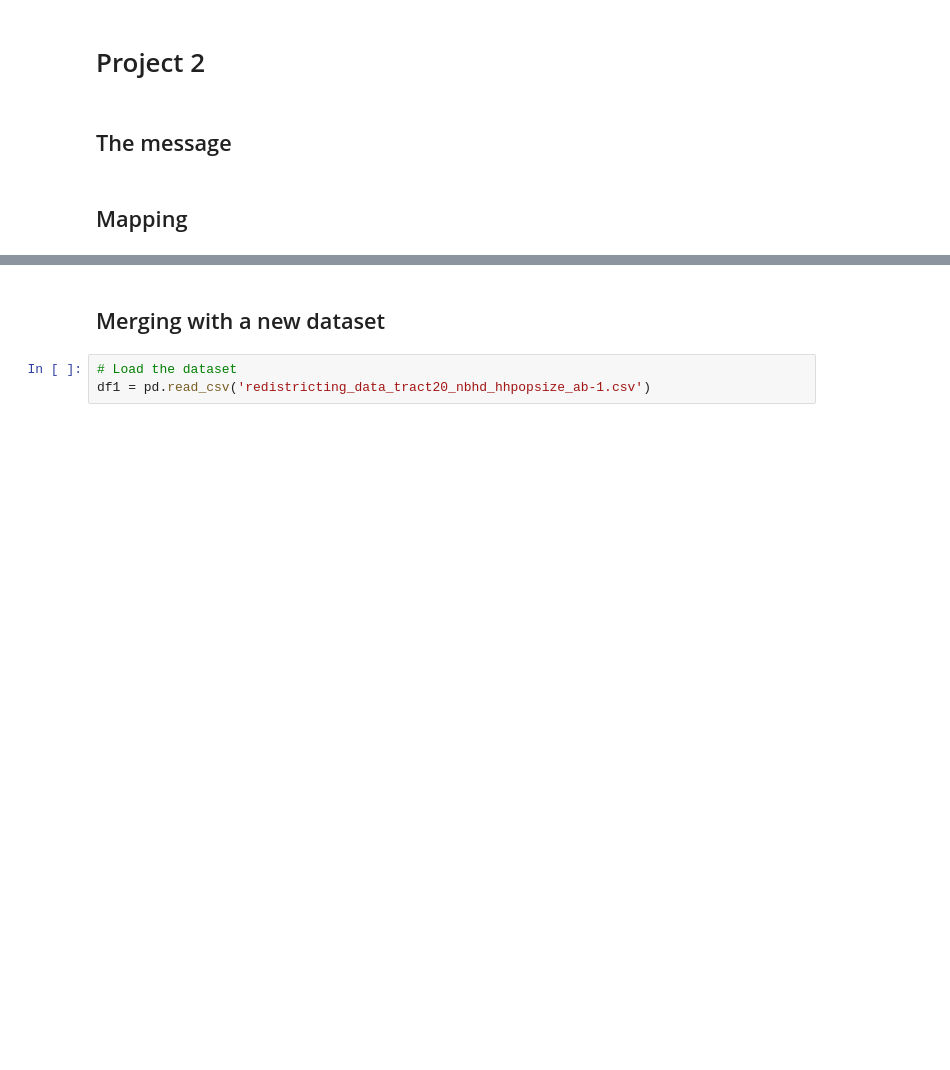
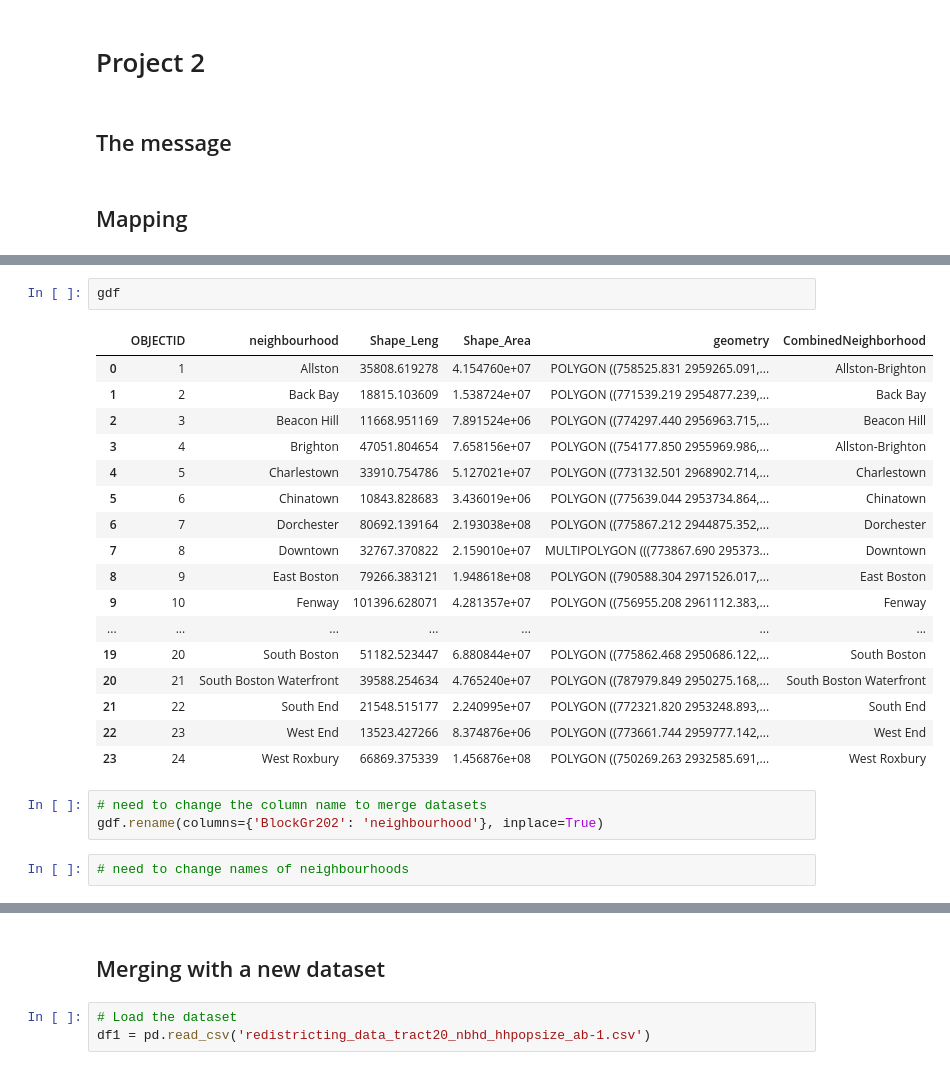
Before and after one commit to ECO225-W2024/project-one-code-32record, a Jupyter notebook: Project1 notebook.ipynb, the cells around one changed output, grey strips where cells are left out. Cells and saved outputs as stored; diff of their text form; blank space fills up the shorter version.

```diff
--- a/Project1 notebook.ipynb
+++ b/Project1 notebook.ipynb
@@ -482,0 +387,25 @@ UnidentifiedImageError: cannot identify image file <_io.BytesIO object at 0x...>
+# %%
+gdf
+# %% [output]
+|  | OBJECTID | neighbourhood | Shape_Leng | Shape_Area | geometry | CombinedNeighborhood |
+| 0 | 1 | Allston | 35808.619278 | 4.154760e+07 | POLYGON ((758525.831 2959265.091,... | Allston-Brighton |
+| 1 | 2 | Back Bay | 18815.103609 | 1.538724e+07 | POLYGON ((771539.219 2954877.239,... | Back Bay |
+| 2 | 3 | Beacon Hill | 11668.951169 | 7.891524e+06 | POLYGON ((774297.440 2956963.715,... | Beacon Hill |
+| 3 | 4 | Brighton | 47051.804654 | 7.658156e+07 | POLYGON ((754177.850 2955969.986,... | Allston-Brighton |
+| 4 | 5 | Charlestown | 33910.754786 | 5.127021e+07 | POLYGON ((773132.501 2968902.714,... | Charlestown |
+| 5 | 6 | Chinatown | 10843.828683 | 3.436019e+06 | POLYGON ((775639.044 2953734.864,... | Chinatown |
+| 6 | 7 | Dorchester | 80692.139164 | 2.193038e+08 | POLYGON ((775867.212 2944875.352,... | Dorchester |
+| 7 | 8 | Downtown | 32767.370822 | 2.159010e+07 | MULTIPOLYGON (((773867.690 295373... | Downtown |
+| 8 | 9 | East Boston | 79266.383121 | 1.948618e+08 | POLYGON ((790588.304 2971526.017,... | East Boston |
+| 9 | 10 | Fenway | 101396.628071 | 4.281357e+07 | POLYGON ((756955.208 2961112.383,... | Fenway |
+| ... | ... | ... | ... | ... | ... | ... |
+| 19 | 20 | South Boston | 51182.523447 | 6.880844e+07 | POLYGON ((775862.468 2950686.122,... | South Boston |
+| 20 | 21 | South Boston Waterfront | 39588.254634 | 4.765240e+07 | POLYGON ((787979.849 2950275.168,... | South Boston Waterfront |
+| 21 | 22 | South End | 21548.515177 | 2.240995e+07 | POLYGON ((772321.820 2953248.893,... | South End |
+| 22 | 23 | West End | 13523.427266 | 8.374876e+06 | POLYGON ((773661.744 2959777.142,... | West End |
+| 23 | 24 | West Roxbury | 66869.375339 | 1.456876e+08 | POLYGON ((750269.263 2932585.691,... | West Roxbury |
+# %%
+# need to change the column name to merge datasets
+gdf.rename(columns={'BlockGr202': 'neighbourhood'}, inplace=True)
+# %%
+# need to change names of neighbourhoods
```
Also changed, not shown: parts of 27 cells of this notebook.
